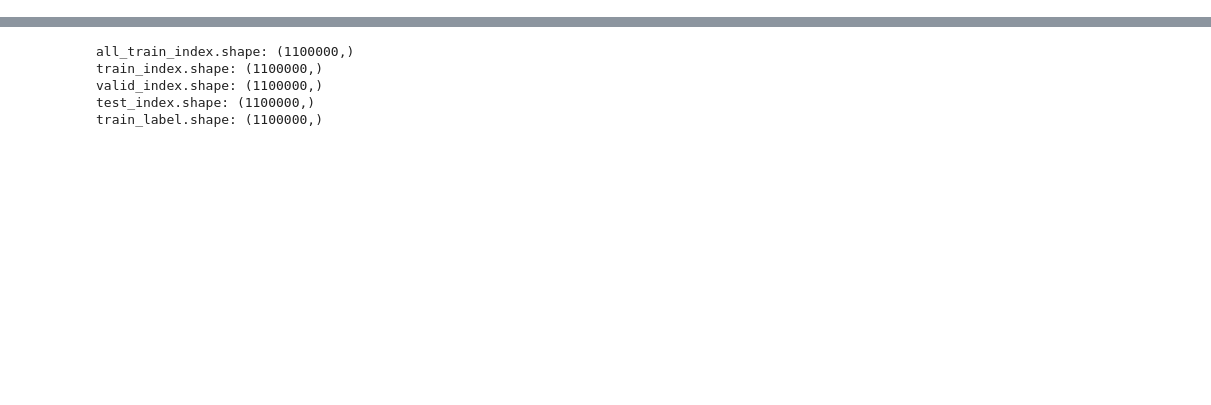
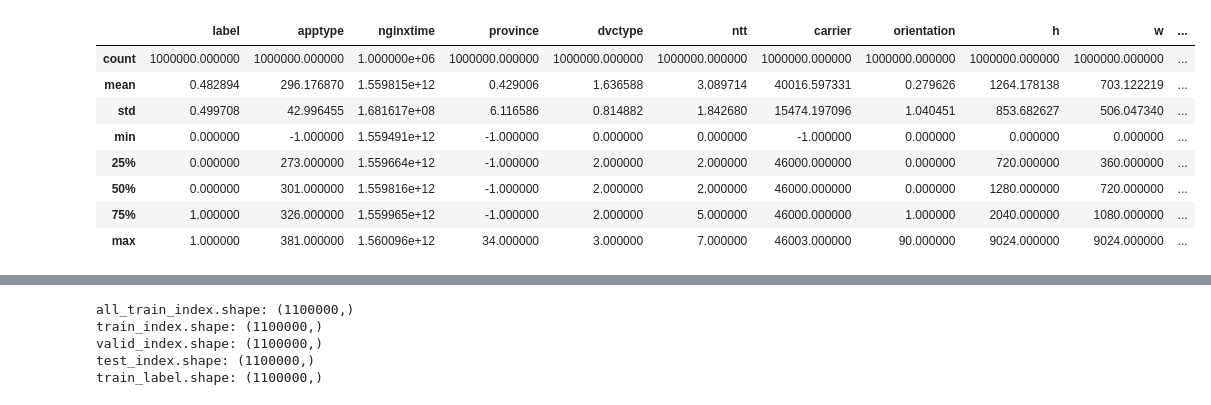
Before and after one commit to wangzhefeng/mlproj, a Jupyter notebook: src/projects/ad_fraud/lightgbm.ipynb, the cells around one changed output, grey strips where cells are left out. Cells and saved outputs as stored; diff of their text form; code cells hidden in the pictures; blank space fills up the shorter version.

```diff
--- a/src/projects/ad_fraud/lightgbm.ipynb
+++ b/src/projects/ad_fraud/lightgbm.ipynb
@@ -249,0 +70,5 @@ post process
+# %%
+# 读取 train data 和 test data
+path = "/Users/zfwang/machinelearning/datasets/aichallenge_2019_ad_fraud/data/"
+train_data = pd.read_csv(path + "round1_iflyad_anticheat_traindata.txt", sep = "\t")
+test_data = pd.read_csv(path + "round1_iflyad_anticheat_testdata_feature.txt", sep = "\t")
@@ -249,0 +115,12 @@ post process
+# %%
+train_data.describe()
+# %% [output]
+|  | label | apptype | nginxtime | province | dvctype | ntt | carrier | orientation | h | w | ... |
+| count | 1000000.000000 | 1000000.000000 | 1.000000e+06 | 1000000.000000 | 1000000.000000 | 1000000.000000 | 1000000.000000 | 1000000.000000 | 1000000.000000 | 1000000.000000 | ... |
+| mean | 0.482894 | 296.176870 | 1.559815e+12 | 0.429006 | 1.636588 | 3.089714 | 40016.597331 | 0.279626 | 1264.178138 | 703.122219 | ... |
+| std | 0.499708 | 42.996455 | 1.681617e+08 | 6.116586 | 0.814882 | 1.842680 | 15474.197096 | 1.040451 | 853.682627 | 506.047340 | ... |
+| min | 0.000000 | -1.000000 | 1.559491e+12 | -1.000000 | 0.000000 | 0.000000 | -1.000000 | 0.000000 | 0.000000 | 0.000000 | ... |
+| 25% | 0.000000 | 273.000000 | 1.559664e+12 | -1.000000 | 2.000000 | 2.000000 | 46000.000000 | 0.000000 | 720.000000 | 360.000000 | ... |
+| 50% | 0.000000 | 301.000000 | 1.559816e+12 | -1.000000 | 2.000000 | 2.000000 | 46000.000000 | 0.000000 | 1280.000000 | 720.000000 | ... |
+| 75% | 1.000000 | 326.000000 | 1.559965e+12 | -1.000000 | 2.000000 | 5.000000 | 46000.000000 | 1.000000 | 2040.000000 | 1080.000000 | ... |
+| max | 1.000000 | 381.000000 | 1.560096e+12 | 34.000000 | 3.000000 | 7.000000 | 46003.000000 | 90.000000 | 9024.000000 | 9024.000000 | ... |
```
Also changed, not shown: parts of 62 cells of this notebook, 10 other files.
